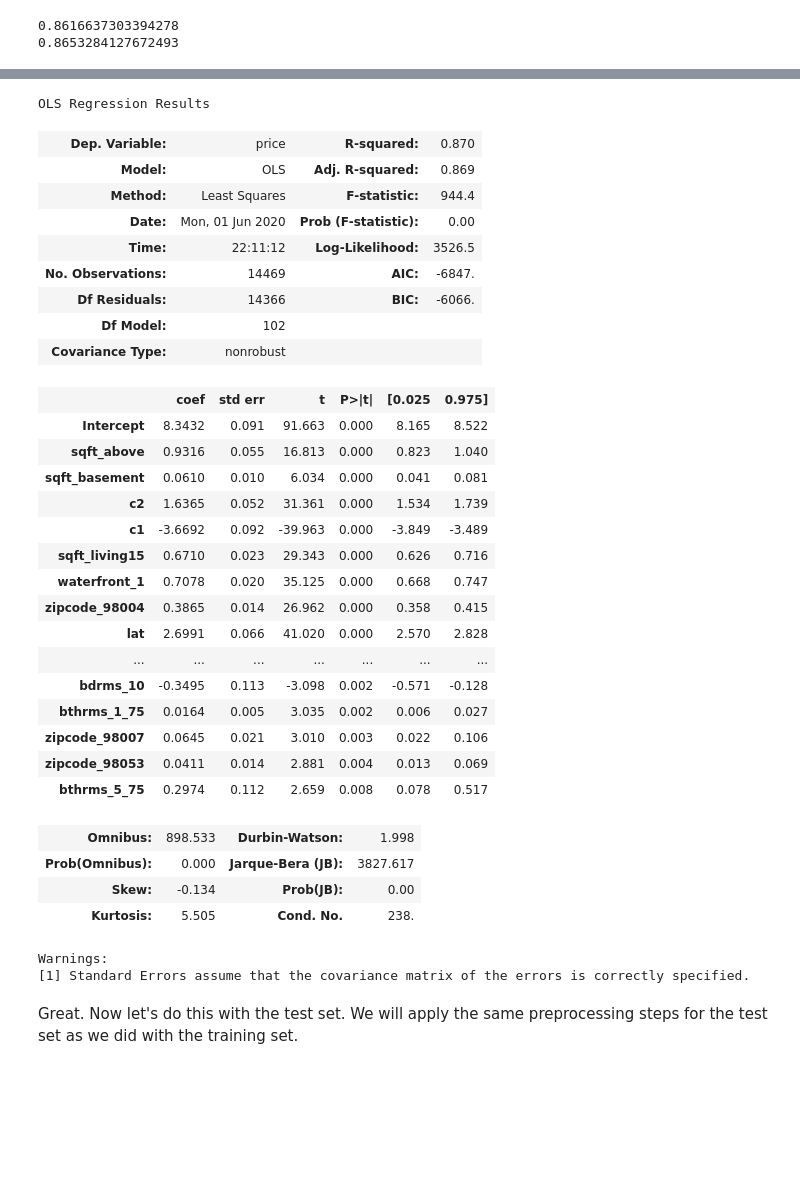
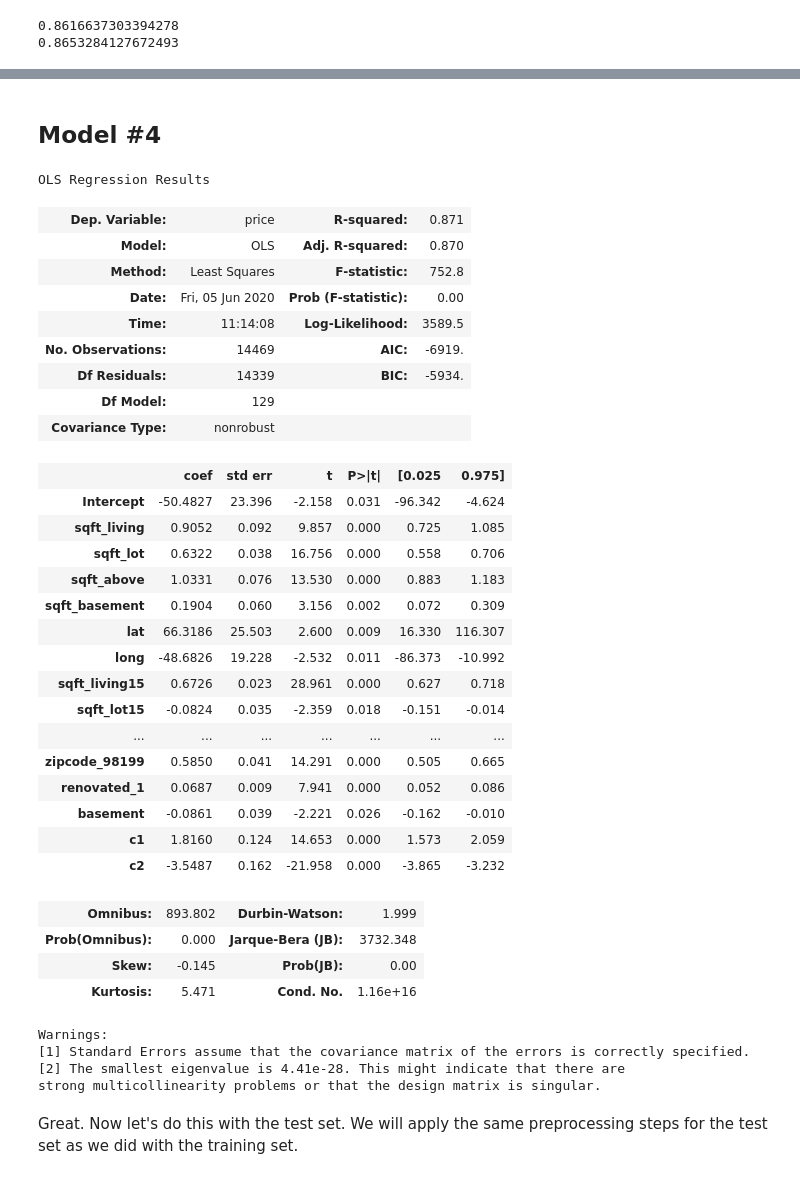
Before and after one commit to jefferyrosario/dsc-mod-2-project-v2-1-onl01-dtsc-pt-012120, a Jupyter notebook: student.ipynb, the cells around one changed output, grey strips where cells are left out. Cells and saved outputs as stored; diff of their text form; code cells hidden in the pictures; blank space fills up the shorter version.

```diff
--- a/student.ipynb
+++ b/student.ipynb
@@ -495,3 +475,5 @@ scaled_df.drop(columns_under_x(scaled_df, 30), axis =1)
+# %% [markdown]
+## Model #4
 # %%
 df = combined_df.copy()
 
@@ -531,63 +513,65 @@ lat_long_df = pd.DataFrame(k, columns = ['c1', 'c2'])
 #Preprocessing continuous variables using MinMaxScaler
 scaler = preprocessing.MinMaxScaler()
 scaled_x = scaler.fit_transform(continuous_df)
 scaled_x = pd.DataFrame(scaled_x, columns = continuous_df.columns)
 scaled_x = pd.concat([scaled_x, categorical_df, lat_long_df], axis = 1)
-scaled_x = scaled_x[step]
+#scaled_x = scaled_x[step]
 scaled_df = pd.concat([scaled_x, y_train], axis = 1)
 
 #Cross validation R-squared on training set
 lin = LinearRegression()
 lin.fit(scaled_x, y_train)
 cv_10_results = np.mean(cross_val_score(lin, scaled_x, y_train, cv = 10, scoring = 'r2'))
 
 y_pred_train = lin.predict(scaled_x)
 #y_pred_test = lin.predict(x_test)
 
 test_mse = mean_squared_error(y_test, y_pred_test)
 train_mse = mean_squared_error(y_train, y_pred_train)
 
 outcome = 'price'
 pred_sum = '+'.join(scaled_x.columns)
 pred_sum.replace('.','_')
 formula = outcome+'~'+ pred_sum
 model = ols(formula = formula, data = scaled_df).fit()
 model.summary()
 #print(cv_10_results)
 #print()
 # %% [output]
 OLS Regression Results
-| Dep. Variable: | price | R-squared: | 0.870 |
-| Model: | OLS | Adj. R-squared: | 0.869 |
-| Method: | Least Squares | F-statistic: | 944.4 |
-| Date: | Mon, 01 Jun 2020 | Prob (F-statistic): | 0.00 |
-| Time: | 22:11:12 | Log-Likelihood: | 3526.5 |
-| No. Observations: | 14469 | AIC: | -6847. |
-| Df Residuals: | 14366 | BIC: | -6066. |
-| Df Model: | 102 |  |  |
+| Dep. Variable: | price | R-squared: | 0.871 |
+| Model: | OLS | Adj. R-squared: | 0.870 |
+| Method: | Least Squares | F-statistic: | 752.8 |
+| Date: | Fri, 05 Jun 2020 | Prob (F-statistic): | 0.00 |
+| Time: | 11:14:08 | Log-Likelihood: | 3589.5 |
+| No. Observations: | 14469 | AIC: | -6919. |
+| Df Residuals: | 14339 | BIC: | -5934. |
+| Df Model: | 129 |  |  |
 | Covariance Type: | nonrobust |  |  |
 |  | coef | std err | t | P>|t| | [0.025 | 0.975] |
-| Intercept | 8.3432 | 0.091 | 91.663 | 0.000 | 8.165 | 8.522 |
-| sqft_above | 0.9316 | 0.055 | 16.813 | 0.000 | 0.823 | 1.040 |
-| sqft_basement | 0.0610 | 0.010 | 6.034 | 0.000 | 0.041 | 0.081 |
-| c2 | 1.6365 | 0.052 | 31.361 | 0.000 | 1.534 | 1.739 |
-| c1 | -3.6692 | 0.092 | -39.963 | 0.000 | -3.849 | -3.489 |
-| sqft_living15 | 0.6710 | 0.023 | 29.343 | 0.000 | 0.626 | 0.716 |
-| waterfront_1 | 0.7078 | 0.020 | 35.125 | 0.000 | 0.668 | 0.747 |
-| zipcode_98004 | 0.3865 | 0.014 | 26.962 | 0.000 | 0.358 | 0.415 |
-| lat | 2.6991 | 0.066 | 41.020 | 0.000 | 2.570 | 2.828 |
+| Intercept | -50.4827 | 23.396 | -2.158 | 0.031 | -96.342 | -4.624 |
+| sqft_living | 0.9052 | 0.092 | 9.857 | 0.000 | 0.725 | 1.085 |
+| sqft_lot | 0.6322 | 0.038 | 16.756 | 0.000 | 0.558 | 0.706 |
+| sqft_above | 1.0331 | 0.076 | 13.530 | 0.000 | 0.883 | 1.183 |
+| sqft_basement | 0.1904 | 0.060 | 3.156 | 0.002 | 0.072 | 0.309 |
+| lat | 66.3186 | 25.503 | 2.600 | 0.009 | 16.330 | 116.307 |
+| long | -48.6826 | 19.228 | -2.532 | 0.011 | -86.373 | -10.992 |
+| sqft_living15 | 0.6726 | 0.023 | 28.961 | 0.000 | 0.627 | 0.718 |
+| sqft_lot15 | -0.0824 | 0.035 | -2.359 | 0.018 | -0.151 | -0.014 |
 | ... | ... | ... | ... | ... | ... | ... |
-| bdrms_10 | -0.3495 | 0.113 | -3.098 | 0.002 | -0.571 | -0.128 |
-| bthrms_1_75 | 0.0164 | 0.005 | 3.035 | 0.002 | 0.006 | 0.027 |
-| zipcode_98007 | 0.0645 | 0.021 | 3.010 | 0.003 | 0.022 | 0.106 |
-| zipcode_98053 | 0.0411 | 0.014 | 2.881 | 0.004 | 0.013 | 0.069 |
-| bthrms_5_75 | 0.2974 | 0.112 | 2.659 | 0.008 | 0.078 | 0.517 |
+| zipcode_98199 | 0.5850 | 0.041 | 14.291 | 0.000 | 0.505 | 0.665 |
+| renovated_1 | 0.0687 | 0.009 | 7.941 | 0.000 | 0.052 | 0.086 |
+| basement | -0.0861 | 0.039 | -2.221 | 0.026 | -0.162 | -0.010 |
+| c1 | 1.8160 | 0.124 | 14.653 | 0.000 | 1.573 | 2.059 |
+| c2 | -3.5487 | 0.162 | -21.958 | 0.000 | -3.865 | -3.232 |
-| Omnibus: | 898.533 | Durbin-Watson: | 1.998 |
-| Prob(Omnibus): | 0.000 | Jarque-Bera (JB): | 3827.617 |
-| Skew: | -0.134 | Prob(JB): | 0.00 |
-| Kurtosis: | 5.505 | Cond. No. | 238. |
+| Omnibus: | 893.802 | Durbin-Watson: | 1.999 |
+| Prob(Omnibus): | 0.000 | Jarque-Bera (JB): | 3732.348 |
+| Skew: | -0.145 | Prob(JB): | 0.00 |
+| Kurtosis: | 5.471 | Cond. No. | 1.16e+16 |
 Warnings:
 [1] Standard Errors assume that the covariance matrix of the errors is correctly specified.
+[2] The smallest eigenvalue is 4.41e-28. This might indicate that there are
+strong multicollinearity problems or that the design matrix is singular.
 # %% [markdown]
 Great. Now let's do this with the test set. We will apply the same preprocessing steps for the test set as we did with the training set.
 # %%
```
Also changed, not shown: parts of 33 cells of this notebook, 2 other files.
